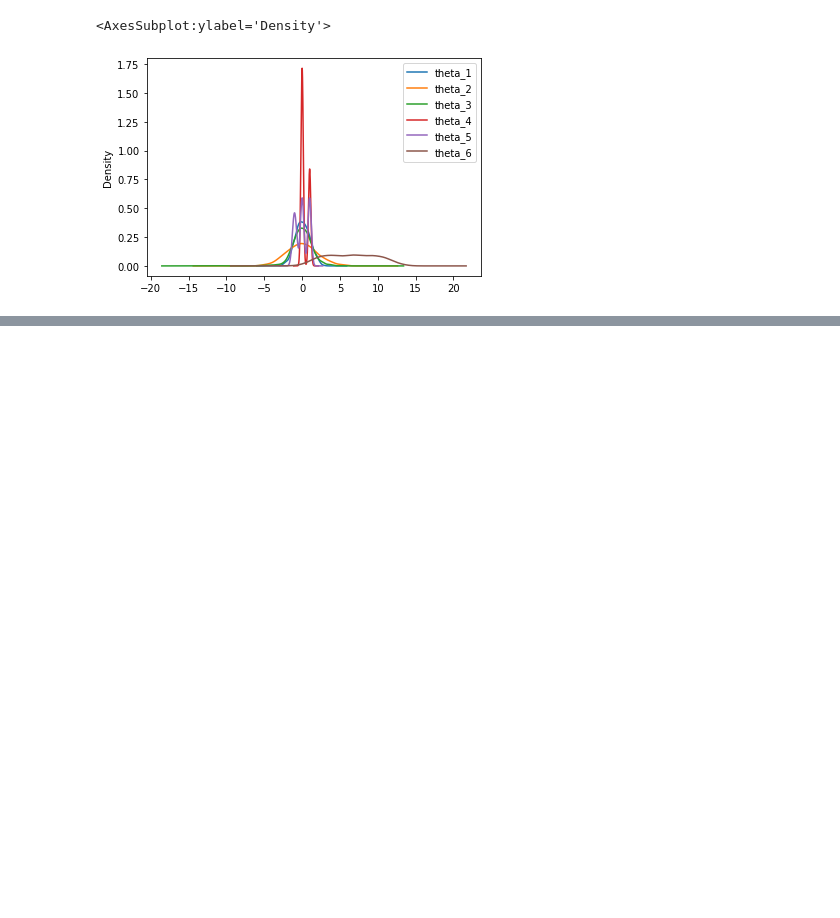
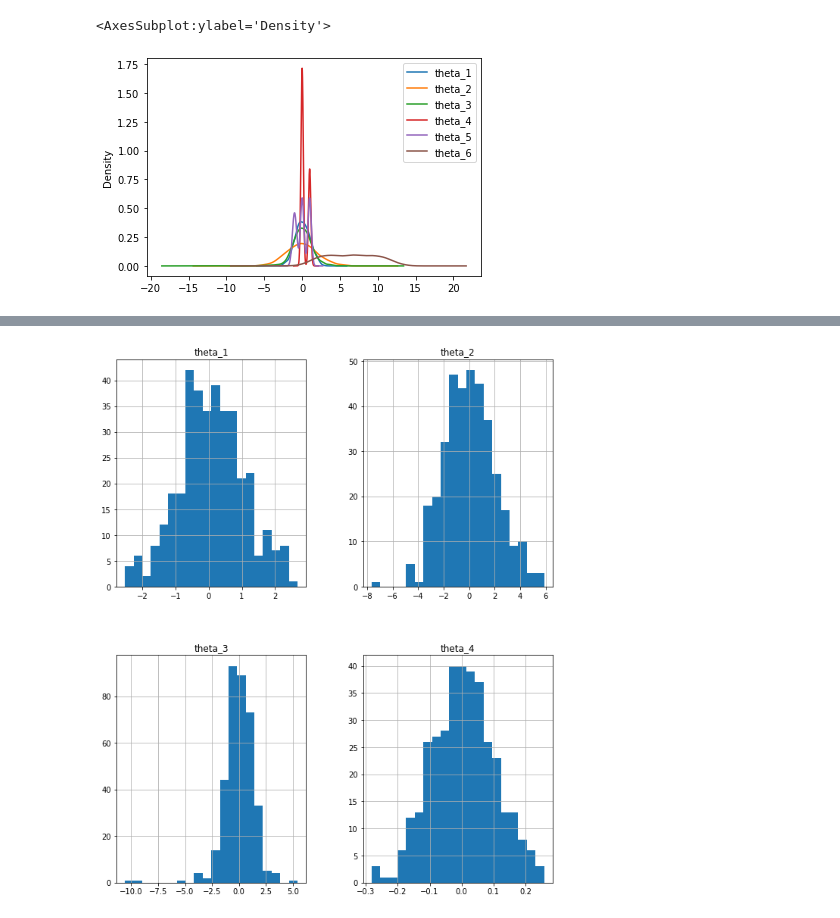
Before and after one commit to majedsuliman/Data-analysis, a Jupyter notebook: Lab1/Exercise 1/Suliman_Lab1.ipynb, the cells around one changed output, grey strips where cells are left out. Saved outputs shown, nothing was run; the diff lists cells and outputs as text; code cells hidden in the pictures; blank space fills up the shorter version.

```diff
--- a/Lab1/Exercise 1/Suliman_Lab1.ipynb
+++ b/Lab1/Exercise 1/Suliman_Lab1.ipynb
@@ -60,0 +84,11 @@ include_2018.plot.kde()
+# %%
+
+#Plot histograms of all columns, verify bin size. Plot all on a single, faceted plot. (Year 2018)
+h1, ax = plt.subplots(2,2, figsize=(10,12))
+theta_4.hist('theta_1', bins = 20, ax=ax[0][0])
+theta_4.hist('theta_2', bins = 20, ax=ax[0][1])
+theta_4.hist('theta_3', bins = 20, ax=ax[1][0])
+theta_4.hist('theta_4', bins = 20, ax=ax[1][1])
+plt.subplots_adjust(left=0.1, bottom=0.1, right=0.9, top=0.9, wspace=0.3, hspace=0.3)
+# %% [output]
+[figure, added]
```
Also changed, not shown: parts of 5 cells of this notebook, 1 other file.
